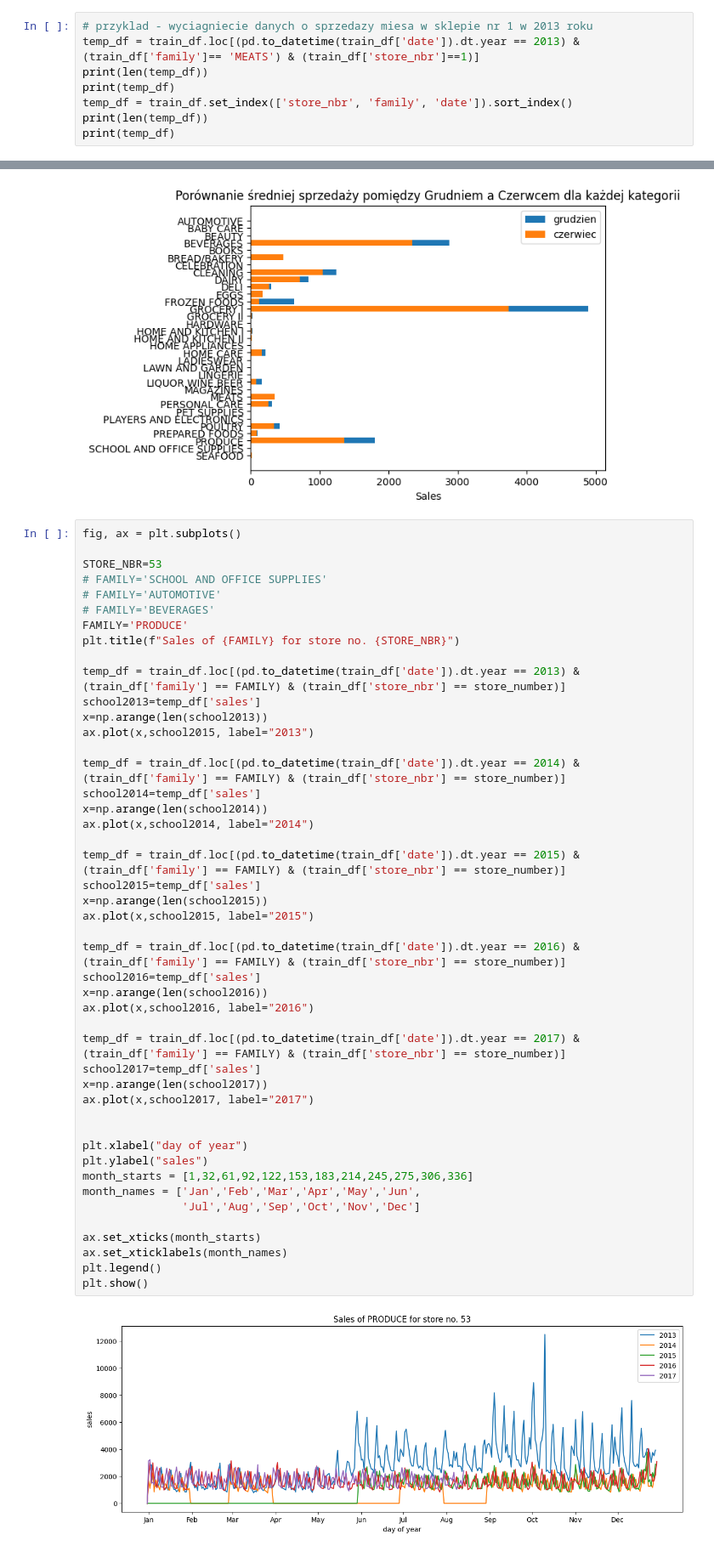
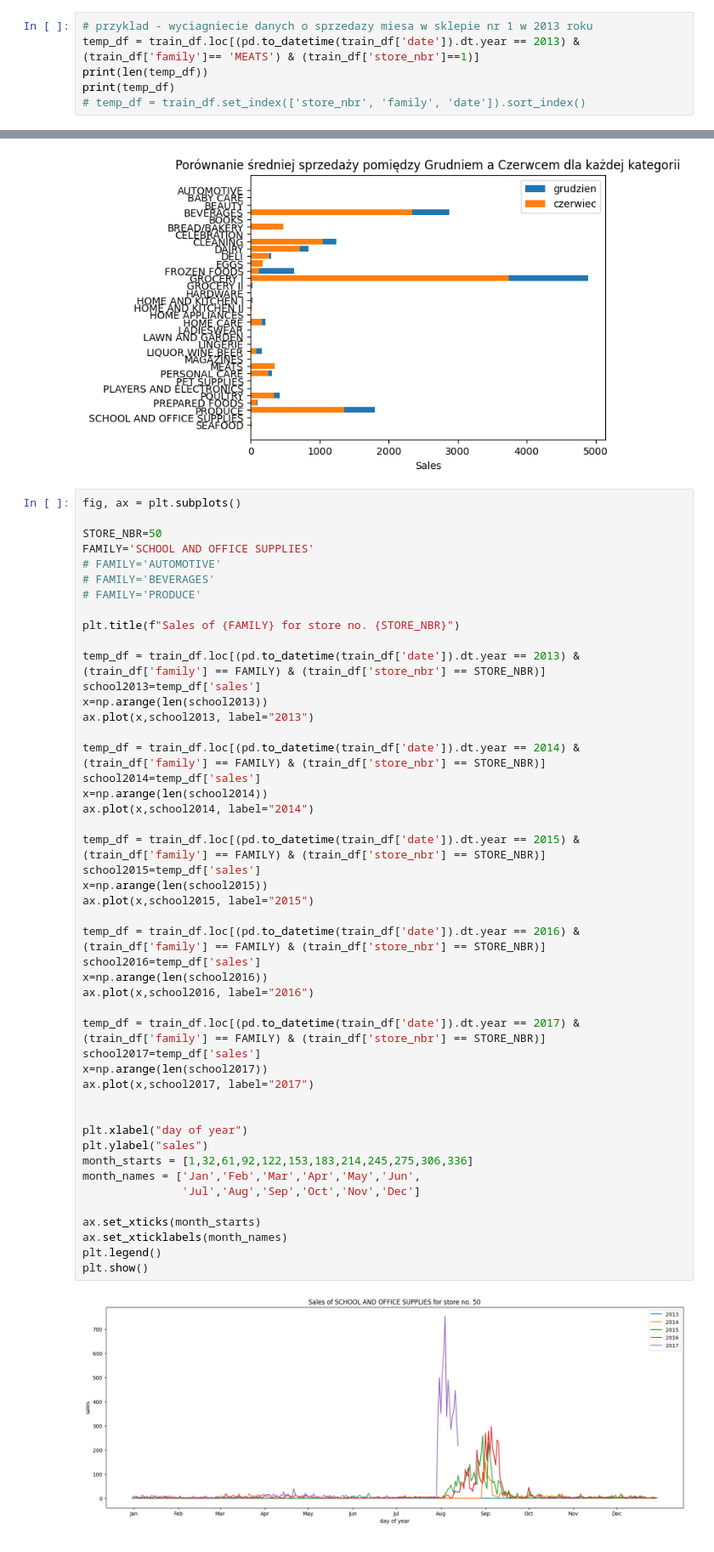
Before and after one commit to Krupenz/store-sales-forecasting, a Jupyter notebook: data_exploration.ipynb, the cells around one changed output, grey strips where cells are left out. Shown at 85% size. Cells and saved outputs as stored; diff of their text form.

```diff
--- a/data_exploration.ipynb
+++ b/data_exploration.ipynb
@@ -33,9 +33,7 @@ print(type(train_df['date']))
 temp_df = train_df.loc[(pd.to_datetime(train_df['date']).dt.year == 2013) & (train_df['family']== 'MEATS') & (train_df['store_nbr']==1)]
 print(len(temp_df))
 print(temp_df)
-temp_df = train_df.set_index(['store_nbr', 'family', 'date']).sort_index()
-print(len(temp_df))
-print(temp_df)
+# temp_df = train_df.set_index(['store_nbr', 'family', 'date']).sort_index()
 # %% [output]
 364
             id        date  store_nbr family    sales  onpromotion
@@ -164,48 +160,49 @@ plt.show()
 # %%
 fig, ax = plt.subplots()
 
-STORE_NBR=53
-# FAMILY='SCHOOL AND OFFICE SUPPLIES'
+STORE_NBR=50
+FAMILY='SCHOOL AND OFFICE SUPPLIES'
 # FAMILY='AUTOMOTIVE'
 # FAMILY='BEVERAGES'
-FAMILY='PRODUCE'
+# FAMILY='PRODUCE'
+
 plt.title(f"Sales of {FAMILY} for store no. {STORE_NBR}")
 
-temp_df = train_df.loc[(pd.to_datetime(train_df['date']).dt.year == 2013) & (train_df['family'] == FAMILY) & (train_df['store_nbr'] == store_number)]
+temp_df = train_df.loc[(pd.to_datetime(train_df['date']).dt.year == 2013) & (train_df['family'] == FAMILY) & (train_df['store_nbr'] == STORE_NBR)]
 school2013=temp_df['sales']
 x=np.arange(len(school2013))
-ax.plot(x,school2015, label="2013")
+ax.plot(x,school2013, label="2013")
 
-temp_df = train_df.loc[(pd.to_datetime(train_df['date']).dt.year == 2014) & (train_df['family'] == FAMILY) & (train_df['store_nbr'] == store_number)]
+temp_df = train_df.loc[(pd.to_datetime(train_df['date']).dt.year == 2014) & (train_df['family'] == FAMILY) & (train_df['store_nbr'] == STORE_NBR)]
 school2014=temp_df['sales']
 x=np.arange(len(school2014))
 ax.plot(x,school2014, label="2014")
 
-temp_df = train_df.loc[(pd.to_datetime(train_df['date']).dt.year == 2015) & (train_df['family'] == FAMILY) & (train_df['store_nbr'] == store_number)]
+temp_df = train_df.loc[(pd.to_datetime(train_df['date']).dt.year == 2015) & (train_df['family'] == FAMILY) & (train_df['store_nbr'] == STORE_NBR)]
 school2015=temp_df['sales']
 x=np.arange(len(school2015))
 ax.plot(x,school2015, label="2015")
 
-temp_df = train_df.loc[(pd.to_datetime(train_df['date']).dt.year == 2016) & (train_df['family'] == FAMILY) & (train_df['store_nbr'] == store_number)]
+temp_df = train_df.loc[(pd.to_datetime(train_df['date']).dt.year == 2016) & (train_df['family'] == FAMILY) & (train_df['store_nbr'] == STORE_NBR)]
 school2016=temp_df['sales']
 x=np.arange(len(school2016))
 ax.plot(x,school2016, label="2016")
 
-temp_df = train_df.loc[(pd.to_datetime(train_df['date']).dt.year == 2017) & (train_df['family'] == FAMILY) & (train_df['store_nbr'] == store_number)]
+temp_df = train_df.loc[(pd.to_datetime(train_df['date']).dt.year == 2017) & (train_df['family'] == FAMILY) & (train_df['store_nbr'] == STORE_NBR)]
 school2017=temp_df['sales']
 x=np.arange(len(school2017))
 ax.plot(x,school2017, label="2017")
 
 
 plt.xlabel("day of year")
 plt.ylabel("sales")
 month_starts = [1,32,61,92,122,153,183,214,245,275,306,336]
 month_names = ['Jan','Feb','Mar','Apr','May','Jun',
                'Jul','Aug','Sep','Oct','Nov','Dec']
 
 ax.set_xticks(month_starts)
 ax.set_xticklabels(month_names)
 plt.legend()
 plt.show()
 # %% [output]
-[figure, old version]
+[figure, new version]
```
Also changed, not shown: parts of 2 cells of this notebook, 5 other files.
